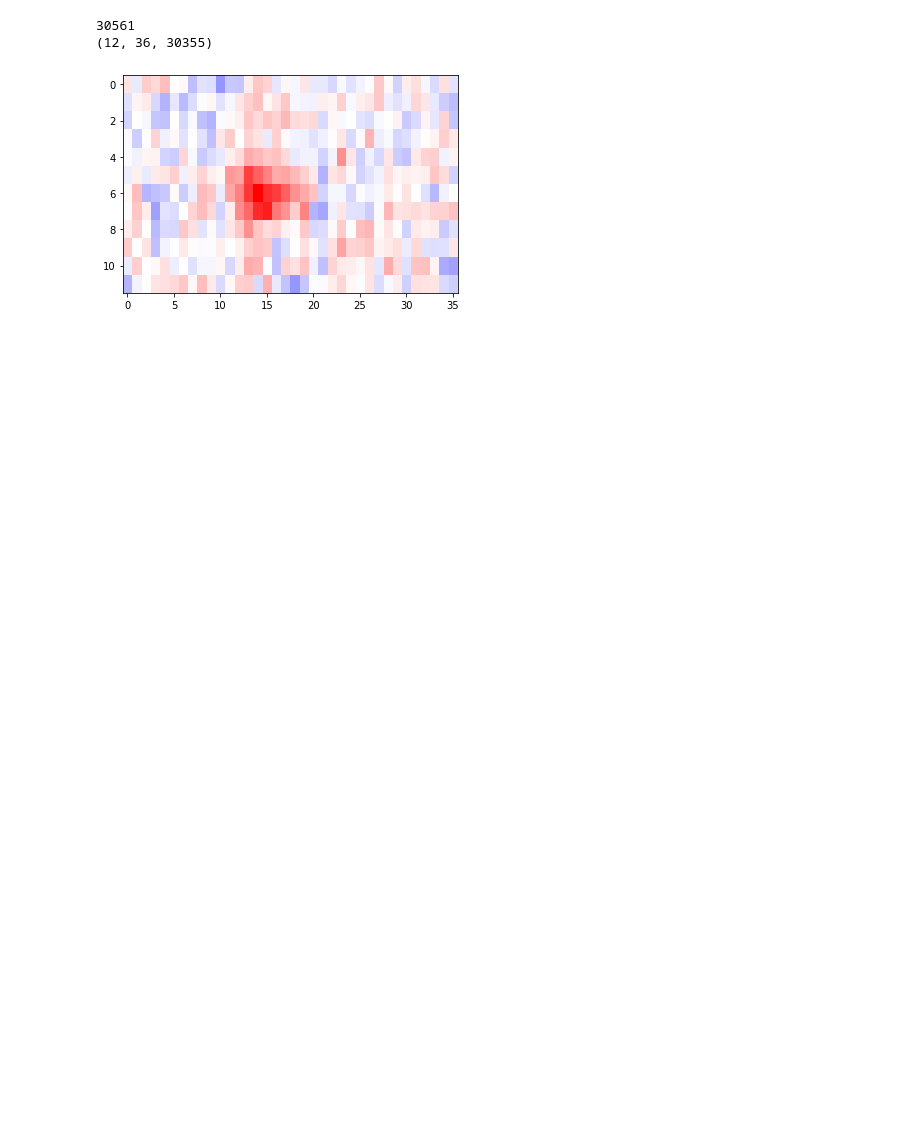
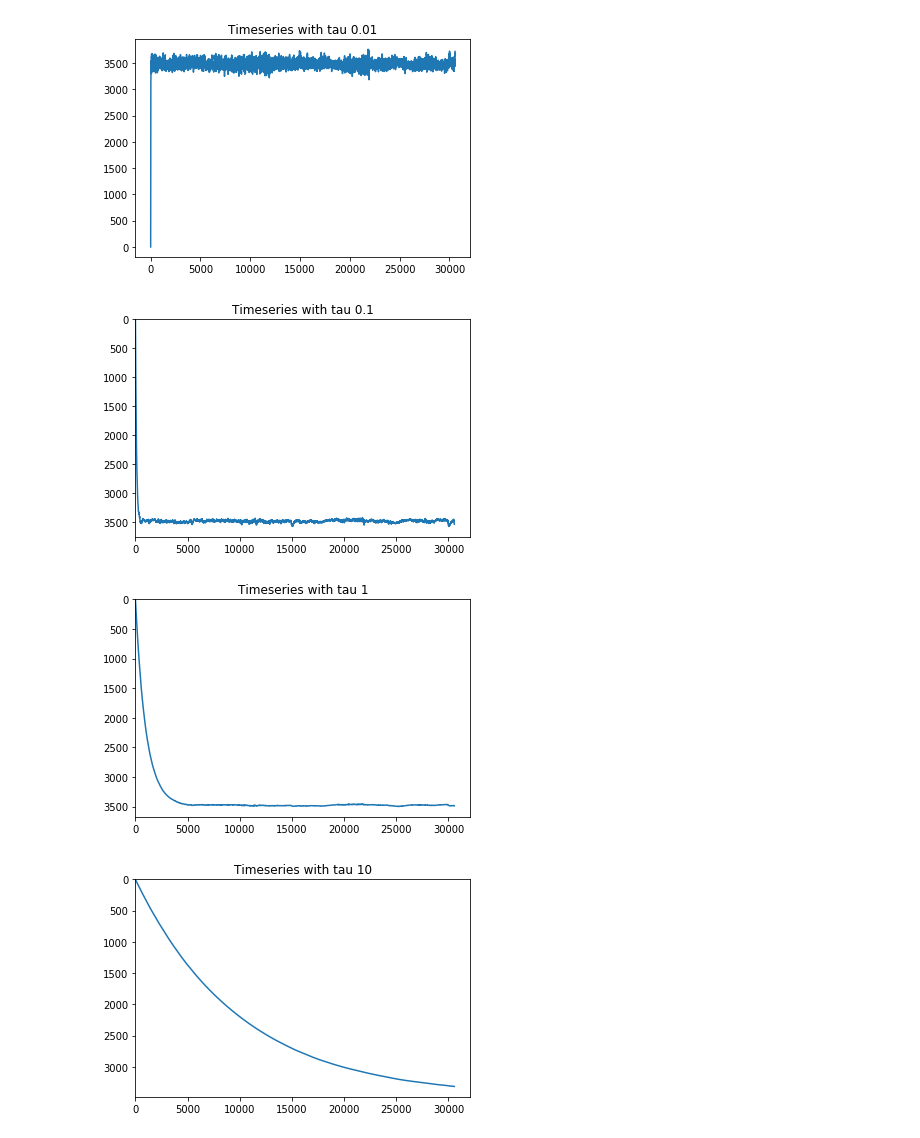
Before and after one commit to mariakesa/neuromatch2020, a Jupyter notebook: WorkInProgress4.ipynb, the cells around one changed output. Drawn from its saved outputs; the diff is of its cells as text; code cells hidden in the pictures; blank space fills up the shorter version.

```diff
--- a/WorkInProgress4.ipynb
+++ b/WorkInProgress4.ipynb
@@ -8,13 +8,20 @@ weights=np.load('weights.npy')
 def sigmoid(x):
     return 1 / (1 + np.exp(-x))
 
-def one_step(weights, pre_syn, post_syn):
+def one_step(weights, pre_syn, post_syn,tau):
     dt=0.001
-    tau=0.01
     new_post_syn=post_syn+(dt/tau)*(-post_syn+np.dot(weights,sigmoid(pre_syn)))
     return new_post_syn
 # %%
-xs=[0]
-for j in range(0,input_patterns.shape[-1]):
-    xs.append(one_step(weights,input_patterns[:,j],xs[-1]))
-xs=np.array(xs)
+def sim():
+    for tau in [0.01,0.1,1,10]:
+        data_path='/media/maria/DATA1/Documents/data_for_suite2p/TX39_total/'
+        xs=[0]
+        for j in range(0,input_patterns.shape[-1]):
+            xs.append(one_step(weights,input_patterns[:,j],xs[-1],tau))
+        xs=np.array(xs)
+        plt.plot(xs)
+        plt.title('Timeseries with tau '+str(tau))
+        plt.show()
+        B0=one_receptive_field(data_path,xs)
+        show_receptive_field(B0,tau)
@@ -23,9 +28,7 @@ data_path='/media/maria/DATA1/Documents/data_for_suite2p/TX39_total/'
-# %%
-B0=one_receptive_field(data_path,xs)
-# %% [output]
-30561
-(12, 36, 30355)
-# %%
-show_receptive_field(B0)
-# %% [output]
-[figure, removed]
+# %%
+sim()
+# %% [output]
+[figure, added]
+[figure, added]
+[figure, added]
+[figure, added]
```
Also changed, not shown: parts of 2 cells of this notebook.
